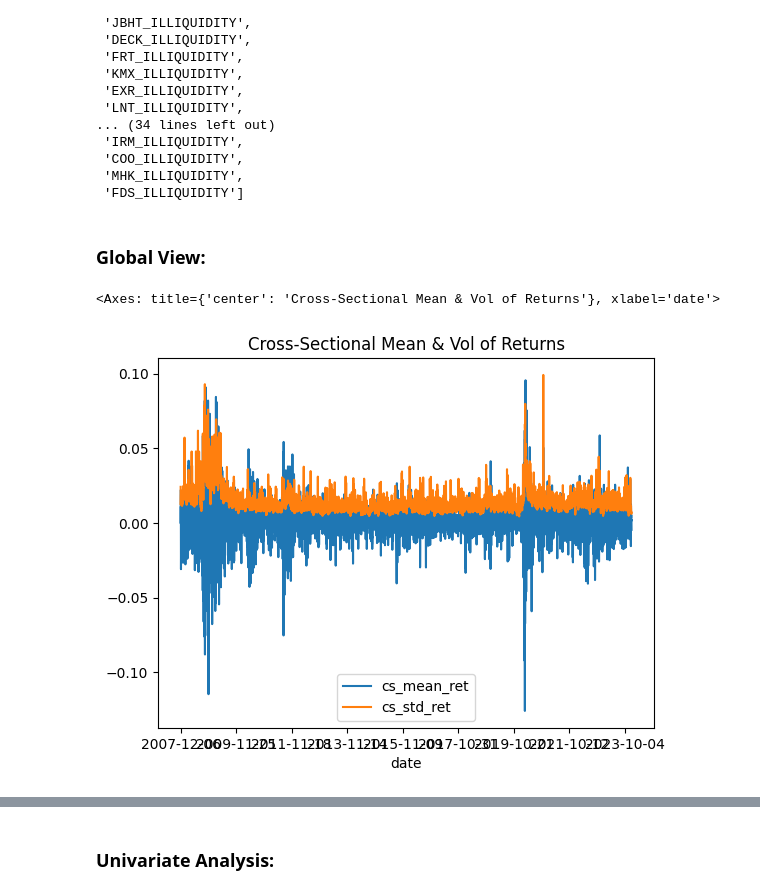
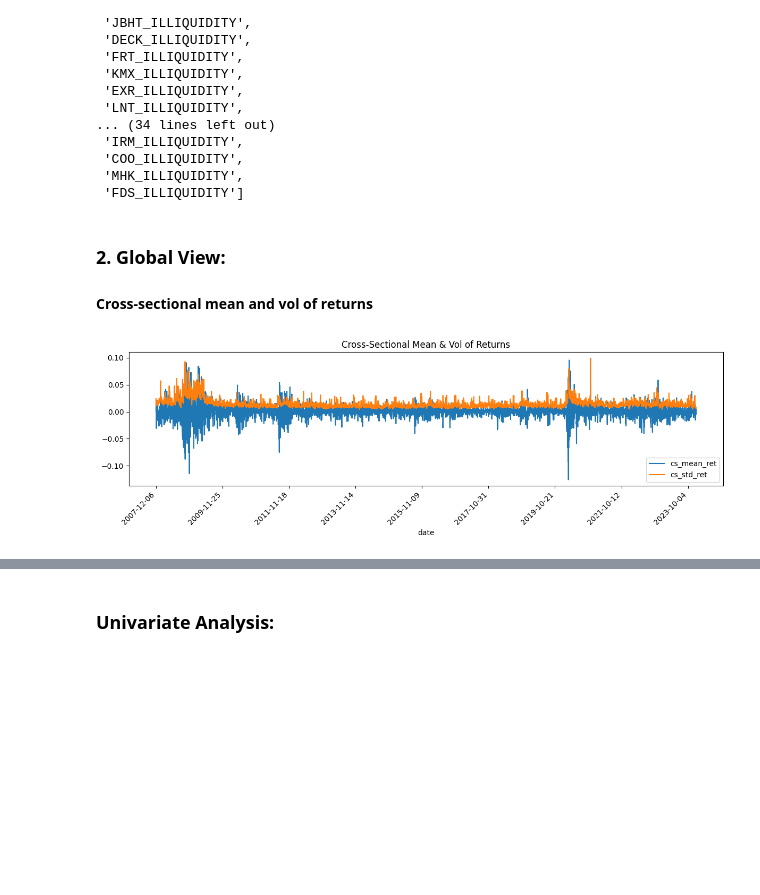
Before and after one commit to travisdesell/exact, a Jupyter notebook: financial_loss_functions/exploration.ipynb, the cells around one changed output, grey strips where cells are left out. Drawn from its saved outputs; the diff is of its cells as text; code cells hidden in the pictures; blank space fills up the shorter version.

Commit message:
Global View explored more

```diff
--- a/financial_loss_functions/exploration.ipynb
+++ b/financial_loss_functions/exploration.ipynb
@@ -219,13 +221,17 @@ near_zero_var
  'MHK_ILLIQUIDITY',
  'FDS_ILLIQUIDITY']
 # %% [markdown]
-### Global View:
+### 2. Global View:
+#### Cross-sectional mean and vol of returns
 # %%
 ret_cols = [c for c in crsp_predictors.columns if c.endswith('_RET')]
 crsp_predictors['cs_mean_ret'] = crsp_predictors[ret_cols].mean(axis=1)
 crsp_predictors['cs_std_ret'] = crsp_predictors[ret_cols].std(axis=1)
 
-crsp_predictors.set_index('date')[['cs_mean_ret','cs_std_ret']].plot(title='Cross-Sectional Mean & Vol of Returns')
+ax = crsp_predictors.set_index('date')[['cs_mean_ret','cs_std_ret']].plot(figsize=(12,4), title='Cross-Sectional Mean & Vol of Returns')
+
+plt.xticks(rotation=45, ha='right')
+plt.tight_layout()
+plt.show()
 # %% [output]
-<Axes: title={'center': 'Cross-Sectional Mean & Vol of Returns'}, xlabel='date'>
-[figure, old version]
+[figure, new version]
```
Also changed, not shown: parts of 17 cells of this notebook.
